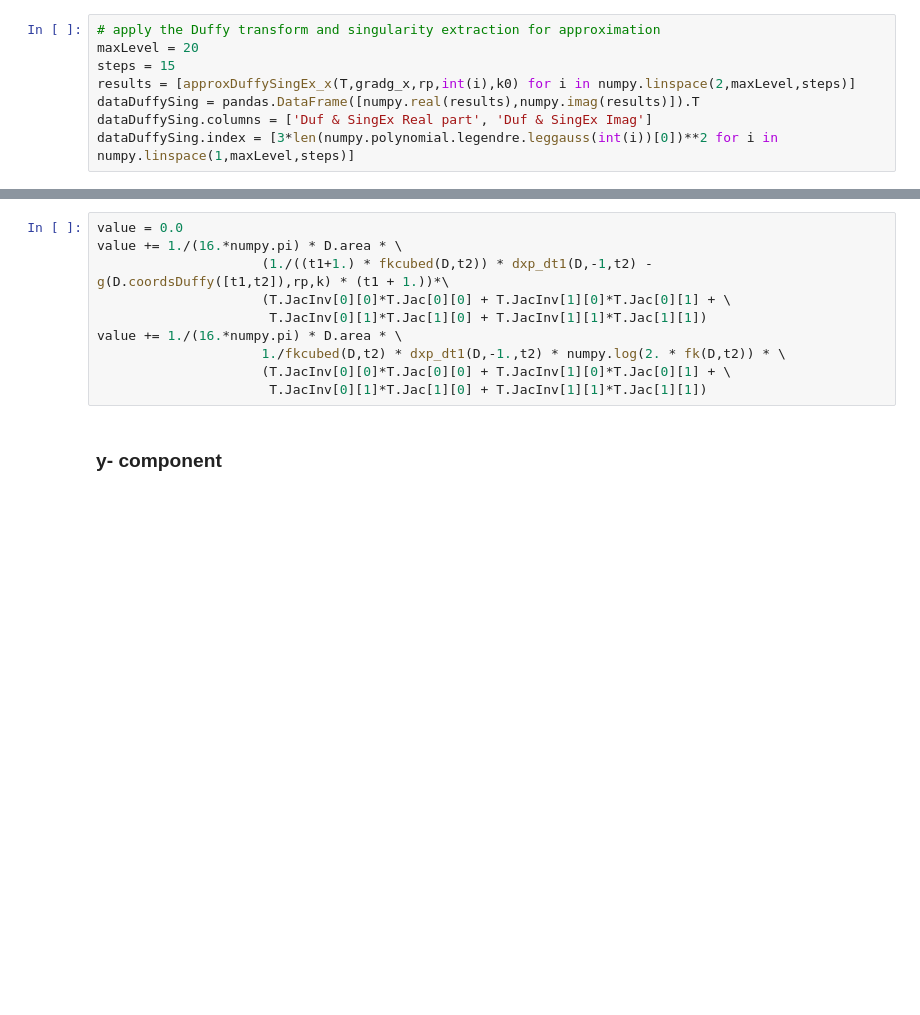
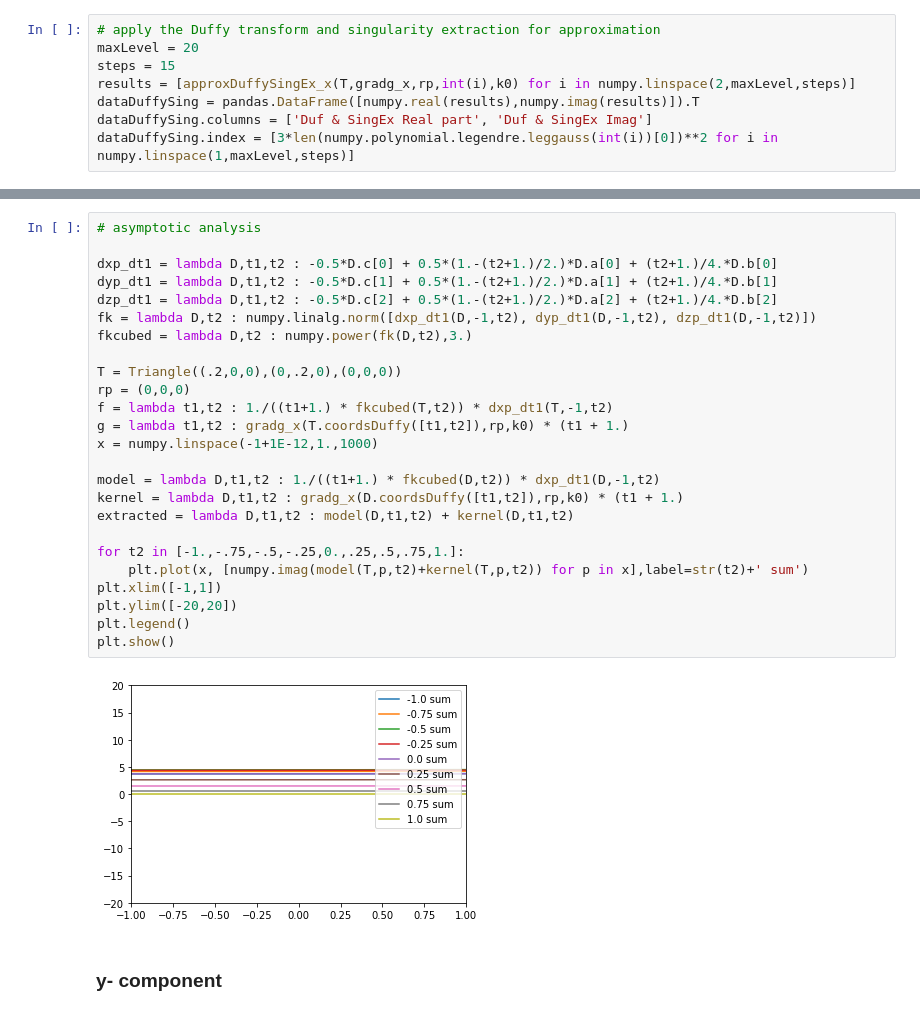
Before and after one commit to andy-c-huang/numerical-gems, a Jupyter notebook: duffy-transform-and-singularity-extraction.ipynb, the cells around one changed output, grey strips where cells are left out. Drawn from its saved outputs; the diff is of its cells as text; blank space fills up the shorter version.

Commit message:
Added some asymptotic analysis of the singularity extration method.

```diff
--- a/duffy-transform-and-singularity-extraction.ipynb
+++ b/duffy-transform-and-singularity-extraction.ipynb
@@ -536,13 +539,30 @@ display(dataDuffySing)
-# %%
-value = 0.0
-value += 1./(16.*numpy.pi) * D.area * \
-                     (1./((t1+1.) * fkcubed(D,t2)) * dxp_dt1(D,-1,t2) - g(D.coordsDuffy([t1,t2]),rp,k) * (t1 + 1.))*\
-                     (T.JacInv[0][0]*T.Jac[0][0] + T.JacInv[1][0]*T.Jac[0][1] + \
-                      T.JacInv[0][1]*T.Jac[1][0] + T.JacInv[1][1]*T.Jac[1][1])
-value += 1./(16.*numpy.pi) * D.area * \
-                     1./fkcubed(D,t2) * dxp_dt1(D,-1.,t2) * numpy.log(2. * fk(D,t2)) * \
-                     (T.JacInv[0][0]*T.Jac[0][0] + T.JacInv[1][0]*T.Jac[0][1] + \
-                      T.JacInv[0][1]*T.Jac[1][0] + T.JacInv[1][1]*T.Jac[1][1])
+# %%
+# asymptotic analysis
+
+dxp_dt1 = lambda D,t1,t2 : -0.5*D.c[0] + 0.5*(1.-(t2+1.)/2.)*D.a[0] + (t2+1.)/4.*D.b[0]
+dyp_dt1 = lambda D,t1,t2 : -0.5*D.c[1] + 0.5*(1.-(t2+1.)/2.)*D.a[1] + (t2+1.)/4.*D.b[1]
+dzp_dt1 = lambda D,t1,t2 : -0.5*D.c[2] + 0.5*(1.-(t2+1.)/2.)*D.a[2] + (t2+1.)/4.*D.b[2]
+fk = lambda D,t2 : numpy.linalg.norm([dxp_dt1(D,-1,t2), dyp_dt1(D,-1,t2), dzp_dt1(D,-1,t2)])
+fkcubed = lambda D,t2 : numpy.power(fk(D,t2),3.)
+
+T = Triangle((.2,0,0),(0,.2,0),(0,0,0))
+rp = (0,0,0)
+f = lambda t1,t2 : 1./((t1+1.) * fkcubed(T,t2)) * dxp_dt1(T,-1,t2)
+g = lambda t1,t2 : gradg_x(T.coordsDuffy([t1,t2]),rp,k0) * (t1 + 1.)
+x = numpy.linspace(-1+1E-12,1.,1000)
+
+model = lambda D,t1,t2 : 1./((t1+1.) * fkcubed(D,t2)) * dxp_dt1(D,-1,t2)
+kernel = lambda D,t1,t2 : gradg_x(D.coordsDuffy([t1,t2]),rp,k0) * (t1 + 1.)
+extracted = lambda D,t1,t2 : model(D,t1,t2) + kernel(D,t1,t2)
+
+for t2 in [-1.,-.75,-.5,-.25,0.,.25,.5,.75,1.]:
+    plt.plot(x, [numpy.imag(model(T,p,t2)+kernel(T,p,t2)) for p in x],label=str(t2)+' sum')
+plt.xlim([-1,1])
+plt.ylim([-20,20])
+plt.legend()
+plt.show()
+# %% [output]
+[figure, added]
 # %% [markdown]
 ### y- component
 # %%
```
Also changed, not shown: parts of 9 cells of this notebook.
